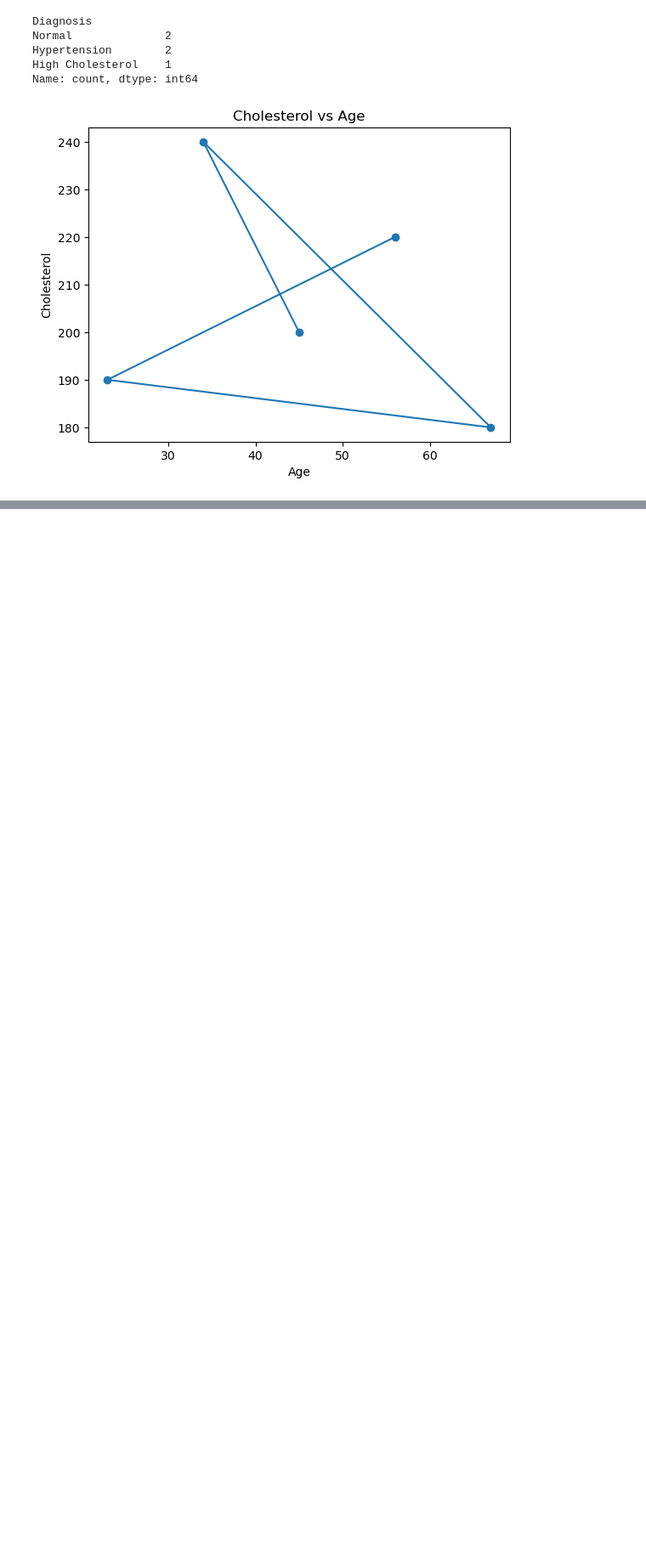
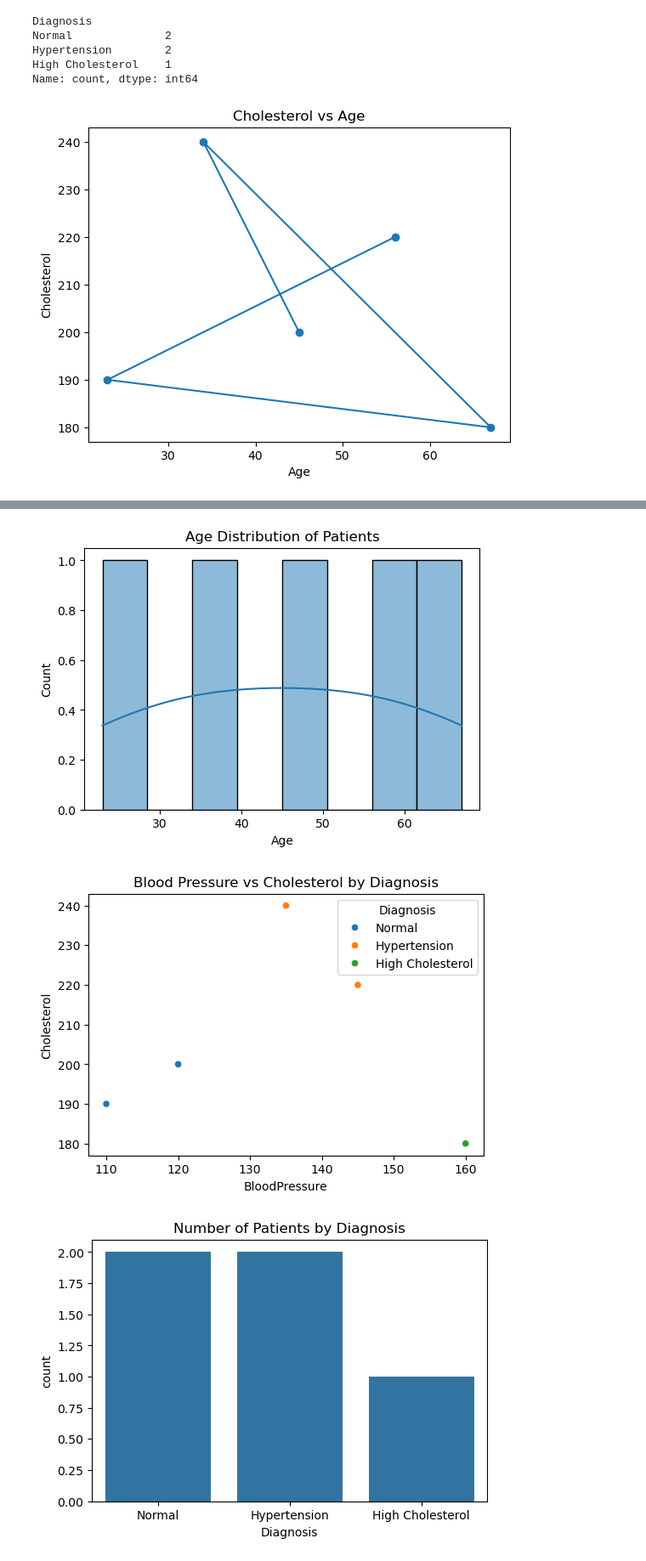
Before and after one commit to Katia-Am/HospitalDataAnalysis, a Jupyter notebook: notebooks/Untitled.ipynb, the cells around one changed output, grey strips where cells are left out. Shown at 85% size. Cells and saved outputs as stored; diff of their text form; code cells hidden in the pictures; blank space fills up the shorter version.

Commit message:
Added data analysis visualizations and final summary

```diff
--- a/notebooks/Untitled.ipynb
+++ b/notebooks/Untitled.ipynb
@@ -102,0 +220,25 @@ plt.show()
+# %%
+import matplotlib.pyplot as plt
+import seaborn as sns
+
+# Age distribution
+plt.figure(figsize=(6,4))
+sns.histplot(df['Age'], bins=8, kde=True)
+plt.title("Age Distribution of Patients")
+plt.show()
+
+# Blood Pressure vs Cholesterol
+plt.figure(figsize=(6,4))
+sns.scatterplot(x='BloodPressure', y='Cholesterol', hue='Diagnosis', data=df)
+plt.title("Blood Pressure vs Cholesterol by Diagnosis")
+plt.show()
+
+# Count by Diagnosis
+plt.figure(figsize=(6,4))
+sns.countplot(x='Diagnosis', data=df)
+plt.title("Number of Patients by Diagnosis")
+plt.show()
+# %% [output]
+[figure, added]
+[figure, added]
+[figure, added]
```
Also changed, not shown: parts of 8 cells of this notebook.
